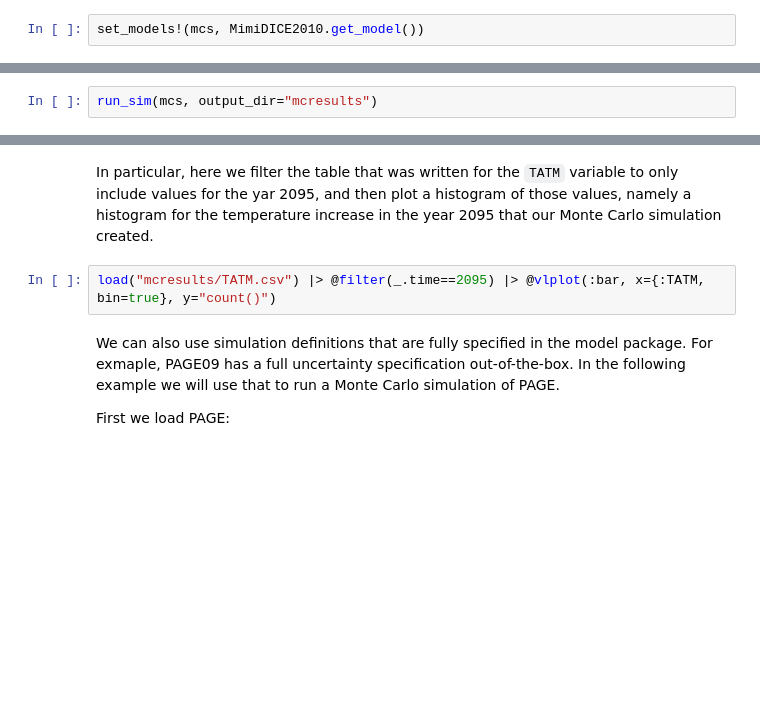
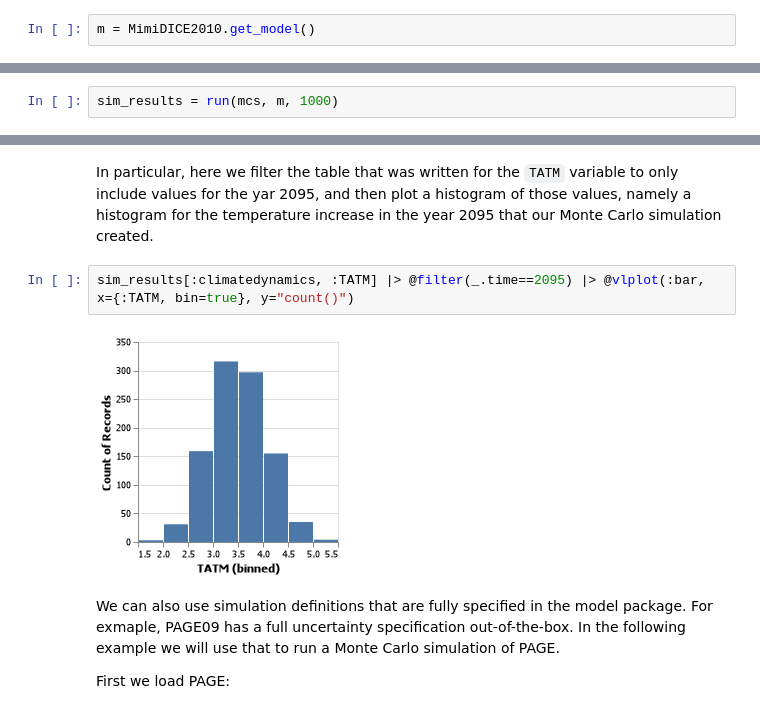
Before and after one commit to davidanthoff/teaching-2019-uba-workshop, a Jupyter notebook: src/5_HandsOnSession_Uncertainty.ipynb, the cells around one changed output, grey strips where cells are left out. Saved outputs shown, nothing was run; the diff lists cells and outputs as text; blank space fills up the shorter version.

```diff
--- a/src/5_HandsOnSession_Uncertainty.ipynb
+++ b/src/5_HandsOnSession_Uncertainty.ipynb
@@ -33,2 +39,2 @@ The next step is that we create a new DICE2010 instance, and assign that to our
 # %%
-set_models!(mcs, MimiDICE2010.get_model())
+m = MimiDICE2010.get_model()
@@ -37,2 +51,0 @@ Finally, we run our uncertainty simulation by calling the `run_sim` function, an
-# %%
-run_sim(mcs, output_dir="mcresults")
@@ -44,0 +54,2 @@ Note how we have an extra column named `trialnum` here, that references the Mont
+# %%
+sim_results = run(mcs, m, 1000)
@@ -49,7 +104,9 @@ using Query
 # %% [markdown]
 In particular, here we filter the table that was written for the `TATM` variable to only include values for the yar 2095, and then plot a histogram of those values, namely a histogram for the temperature increase in the year 2095 that our Monte Carlo simulation created.
 # %%
-load("mcresults/TATM.csv") |> @filter(_.time==2095) |> @vlplot(:bar, x={:TATM, bin=true}, y="count()")
+sim_results[:climatedynamics, :TATM] |> @filter(_.time==2095) |> @vlplot(:bar, x={:TATM, bin=true}, y="count()")
+# %% [output]
+[figure, added]
 # %% [markdown]
 We can also use simulation definitions that are fully specified in the model package. For exmaple, PAGE09 has a full uncertainty specification out-of-the-box. In the following example we will use that to run a Monte Carlo simulation of PAGE.
 
```
Also changed, not shown: parts of 23 cells of this notebook.
